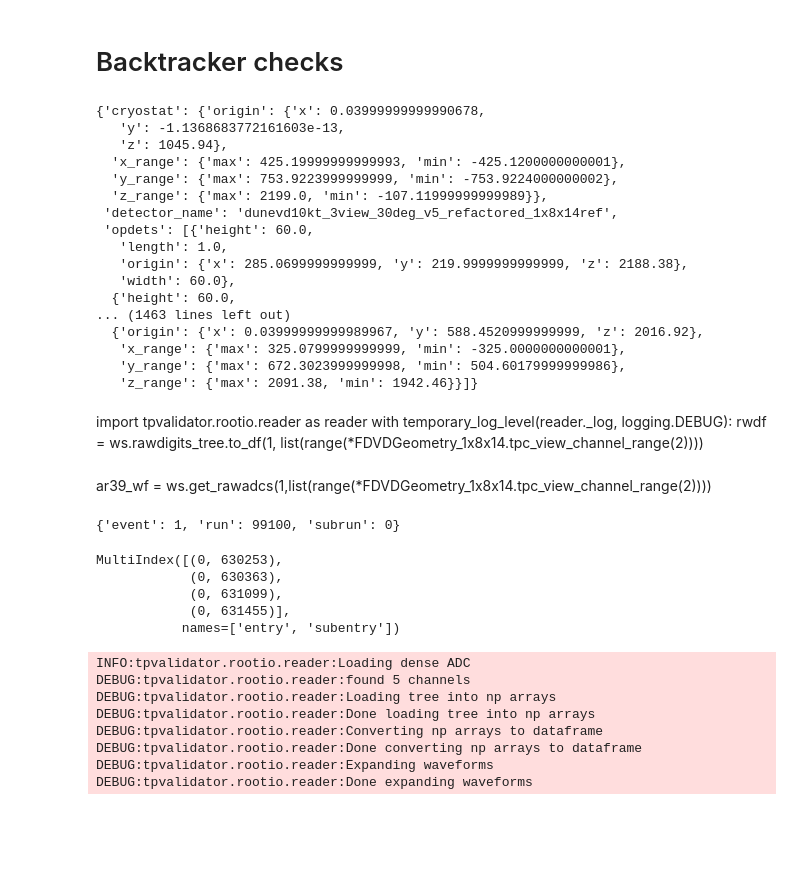
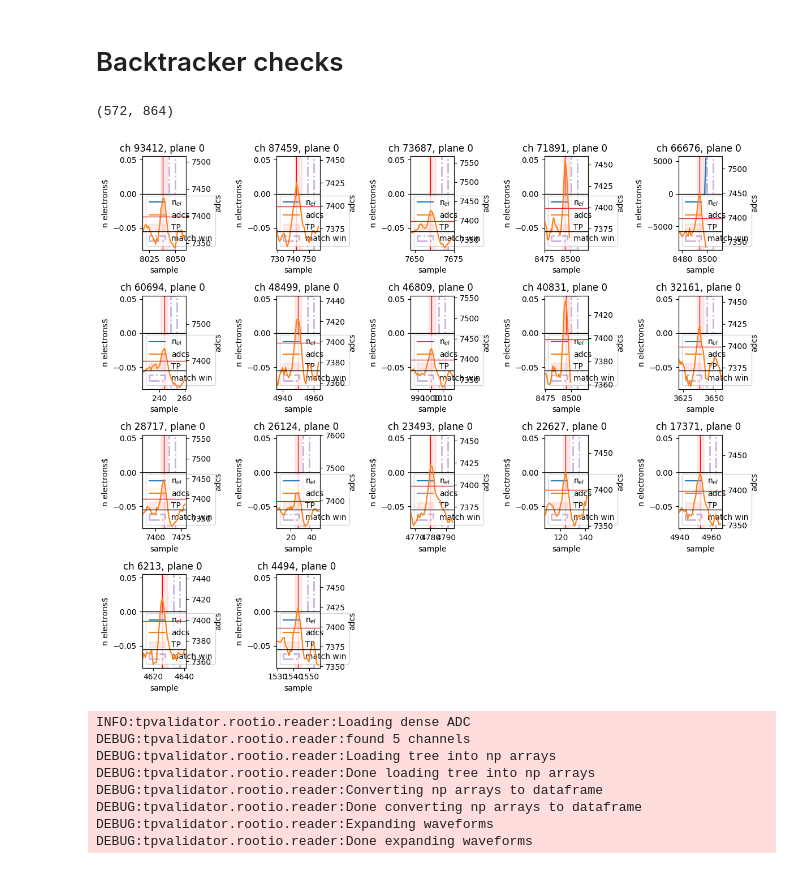
Before and after one commit to alessandrothea/tpvalidator, a Jupyter notebook: notebooks/devel/DetsimDebug_1x8x14.ipynb, the cells around one changed output. Saved outputs shown, nothing was run; the diff lists cells and outputs as text; code cells hidden in the pictures; blank space fills up the shorter version.

```diff
--- a/notebooks/devel/DetsimDebug_1x8x14.ipynb
+++ b/notebooks/devel/DetsimDebug_1x8x14.ipynb
@@ -428,47 +385,18 @@ fig.tight_layout()
 from tpvalidator.detector_geometry import FDVDGeometry_1x8x14
 
 FDVDGeometry_1x8x14.tpc_view_channel_range(2)
-
-FDVDGeometry_1x8x14.geo()
 # %% [output]
-{'cryostat': {'origin': {'x': 0.03999999999990678,
-   'y': -1.1368683772161603e-13,
-   'z': 1045.94},
-  'x_range': {'max': 425.19999999999993, 'min': -425.1200000000001},
-  'y_range': {'max': 753.9223999999999, 'min': -753.9224000000002},
-  'z_range': {'max': 2199.0, 'min': -107.11999999999989}},
- 'detector_name': 'dunevd10kt_3view_30deg_v5_refactored_1x8x14ref',
- 'opdets': [{'height': 60.0,
-   'length': 1.0,
-   'origin': {'x': 285.0699999999999, 'y': 219.9999999999999, 'z': 2188.38},
-   'width': 60.0},
-  {'height': 60.0,
-... (1463 lines left out)
-  {'origin': {'x': 0.03999999999989967, 'y': 588.4520999999999, 'z': 2016.92},
-   'x_range': {'max': 325.0799999999999, 'min': -325.0000000000001},
-   'y_range': {'max': 672.3023999999998, 'min': 504.60179999999986},
-   'z_range': {'max': 2091.38, 'min': 1942.46}}]}
+(572, 864)
-# %% [markdown]
-import tpvalidator.rootio.reader as reader
-with temporary_log_level(reader._log, logging.DEBUG):
-    rwdf = ws.rawdigits_tree.to_df(1, list(range(*FDVDGeometry_1x8x14.tpc_view_channel_range(2))))
-# %% [markdown]
-ar39_wf = ws.get_rawadcs(1,list(range(*FDVDGeometry_1x8x14.tpc_view_channel_range(2))))
-# %%
-ws.rawdigits_tree.event_list().iloc[0].to_dict()
-# %% [output]
-{'event': 1, 'run': 99100, 'subrun': 0}
 # %%
 from tpvalidator.viz.backtracker import BackTrackerPlotter
 btp = BackTrackerPlotter(ws)
 # %%
-some_tps.index
+n_tps = 20
+some_tps = ws.tps.query('entry == 0').query('readout_plane_id == 0 & adc_peak > 50 & bt_is_signal == 0').iloc[0:n_tps]
+
+fig = btp.plot_tps_vs_ides(some_tps)
 # %% [output]
-MultiIndex([(0, 630253),
-            (0, 630363),
-            (0, 631099),
-            (0, 631455)],
-           names=['entry', 'subentry'])
+[figure, added]
 # %%
 some_tps = ws.tps.query('entry==0 & readout_plane_id==2 & TPCSetID == 0 & samples_over_threshold < 4 & bt_is_signal==1').iloc[0:6]
 
```
Also changed, not shown: parts of 20 cells of this notebook, 10 other files.
